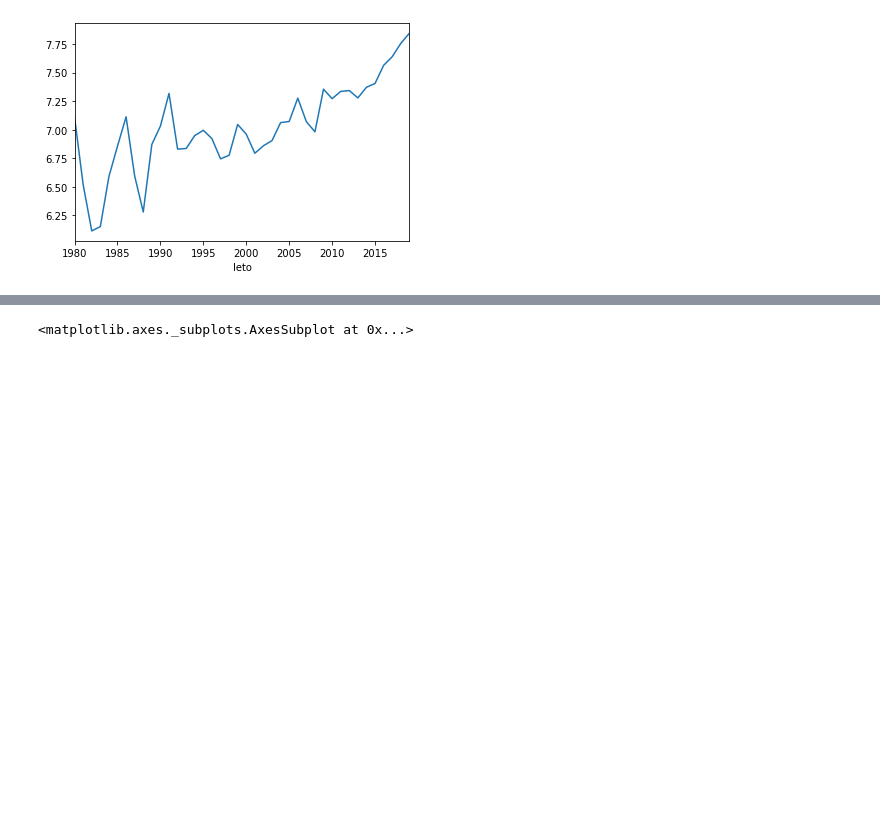
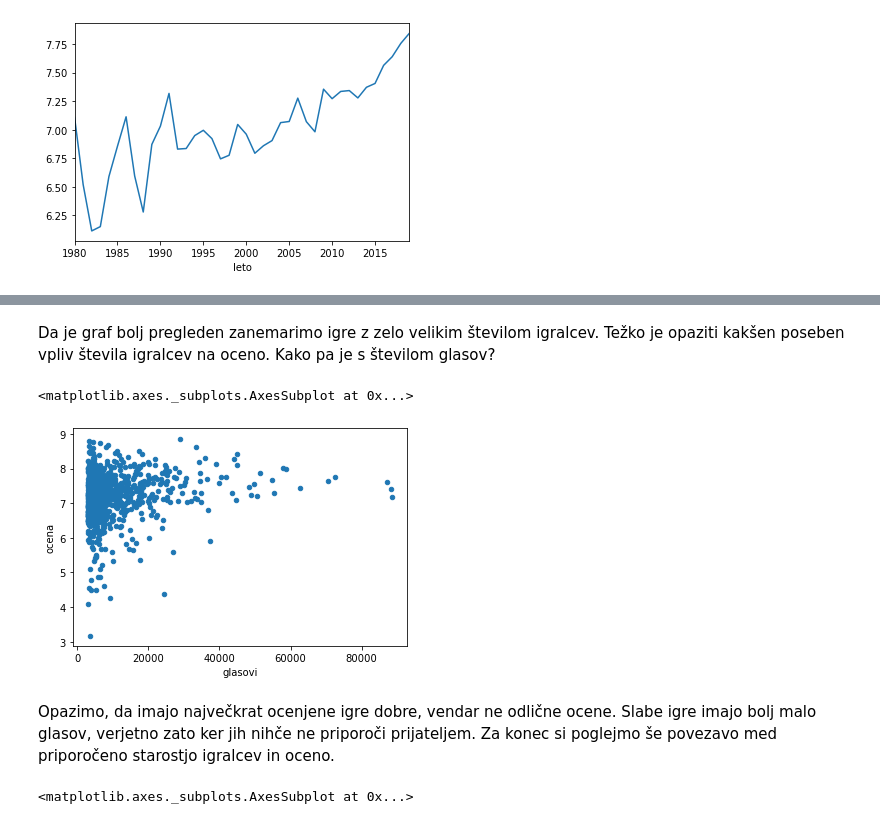
Before and after one commit to Podborsek/Druzabne-igre, a Jupyter notebook: Analiza podatkov.ipynb, the cells around one changed output, grey strips where cells are left out. Saved outputs shown, nothing was run; the diff lists cells and outputs as text; code cells hidden in the pictures; blank space fills up the shorter version.

```diff
--- a/Analiza podatkov.ipynb
+++ b/Analiza podatkov.ipynb
@@ -92,2 +97,11 @@ Opazimo da so ocene v osemdesetih kar poskakovale, na zacetku devetdesetih je pr
+# %% [markdown]
+Da je graf bolj pregleden zanemarimo igre z zelo velikim številom igralcev. Težko je opaziti kakšen poseben vpliv števila igralcev na oceno. Kako pa je s številom glasov?
+# %%
+igre.plot.scatter('glasovi', 'ocena')
+# %% [output]
+<matplotlib.axes._subplots.AxesSubplot at 0x...>
+[figure, added]
+# %% [markdown]
+Opazimo, da imajo največkrat ocenjene igre dobre, vendar ne odlične ocene. Slabe igre imajo bolj malo glasov, verjetno zato ker jih nihče ne priporoči prijateljem. Za konec si poglejmo še povezavo med priporočeno starostjo igralcev in oceno.
 # %%
 igre.plot.scatter('minage', 'ocena')
```
Also changed, not shown: parts of 20 cells of this notebook.
